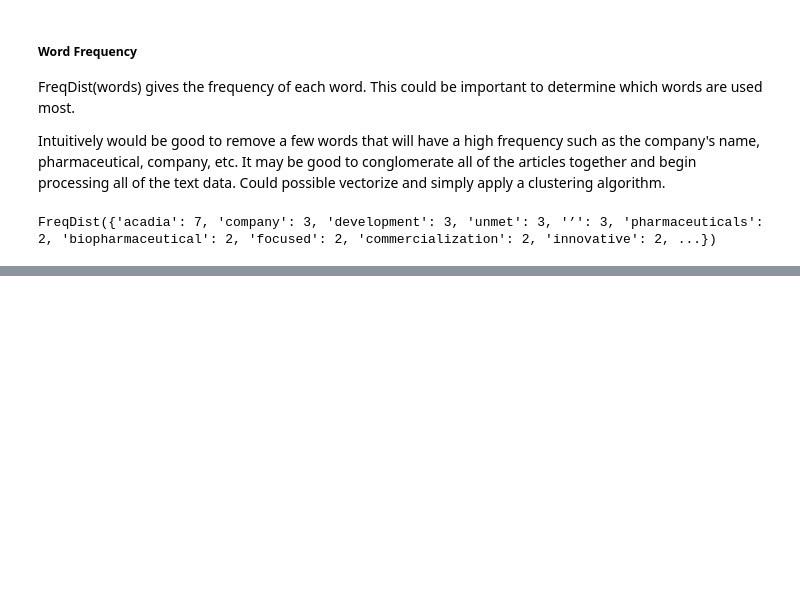
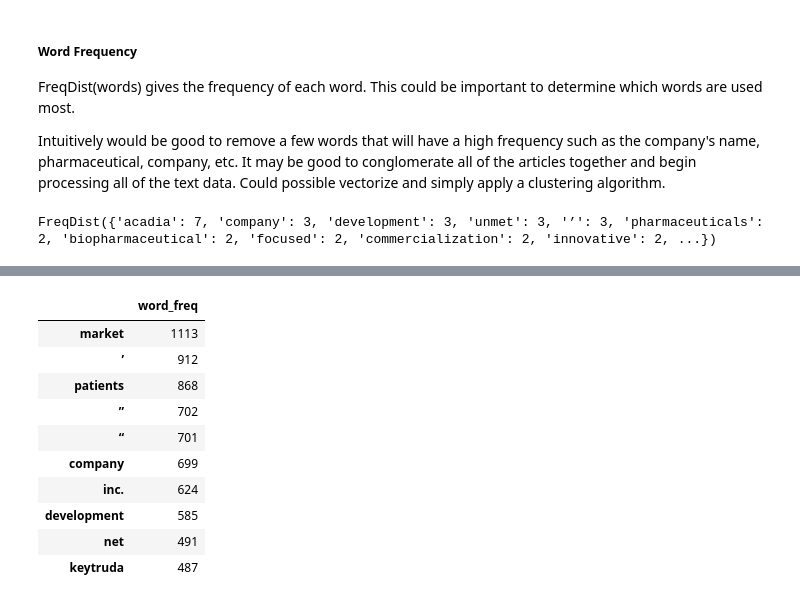
Before and after one commit to mikebrowne/BioPharmaDataCollection, a Jupyter notebook: DataExplorationAndPipeLinePrototype.ipynb, the cells around one changed output, grey strips where cells are left out. Cells and saved outputs as stored; diff of their text form; code cells hidden in the pictures; blank space fills up the shorter version.

```diff
--- a/DataExplorationAndPipeLinePrototype.ipynb
+++ b/DataExplorationAndPipeLinePrototype.ipynb
@@ -320,0 +330,14 @@ FreqDist({'acadia': 7, 'company': 3, 'development': 3, 'unmet': 3, '’': 3, 'ph
+# %%
+word_freq.head(10)
+# %% [output]
+|  | word_freq |
+| market | 1113 |
+| ’ | 912 |
+| patients | 868 |
+| ” | 702 |
+| “ | 701 |
+| company | 699 |
+| inc. | 624 |
+| development | 585 |
+| net | 491 |
+| keytruda | 487 |
```
Also changed, not shown: parts of 27 cells of this notebook.
